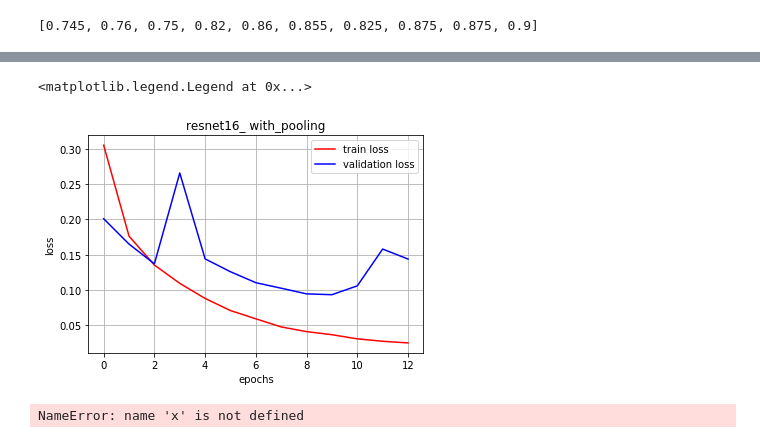
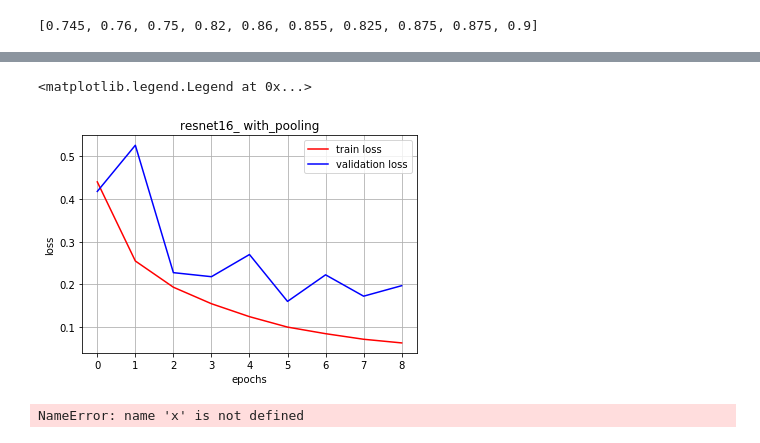
Before and after one commit to roberttoyonaga/HSTLens, a Jupyter notebook: HST_Lens_training_script_batchjob2.ipynb, the cells around one changed output, grey strips where cells are left out. Saved outputs shown, nothing was run; the diff lists cells and outputs as text; code cells hidden in the pictures.

```diff
--- a/HST_Lens_training_script_batchjob2.ipynb
+++ b/HST_Lens_training_script_batchjob2.ipynb
@@ -231,14 +217,14 @@ concat
 # %%
 import tensorflow
 import keras
-from HSTLens_resnet16_expsr import deeplens_classifier
+from HSTLens_resnet18 import deeplens_classifier
 
-my_model = deeplens_classifier(n_epochs=20)
+my_model = deeplens_classifier(n_epochs=20, batch_size=128)
 my_model._build()
 
-# my_model._fit(x_combined_shuf,y_combined_shuf)
+my_model._fit(x_combined_shuf,y_combined_shuf)
 
 #my_model.model.save("real_lenses_weights") # issue with json serializing
-# my_model.model.save_weights("combined_nonsubtracted_weights_resnet16_s_h2_60000")
-my_model._load("combined_nonsubtracted_weights_resnet16_h2_60000")
+my_model.model.save_weights("combined_nonsubtracted_weights_resnet17_h2_60000")
+# my_model.model.load_weights("weights/combined_nonsubtracted_weights_resnet17_h2_60000")
 # %% [output]
@@ -287,20 +270,20 @@ KeyboardInterrupt:
 # %%
 #my_model.model.history is a callback obj my_model.model.history is a dict
 train_loss = my_model.model.history.history['loss']
 val_loss = my_model.model.history.history['val_loss']
-xc = range(13)
+xc = range(9)
 
 plt.figure()
 plt.title('resnet16_ with_pooling')
 plt.xlabel('epochs');
 plt.ylabel('loss')
 plt.plot(xc, train_loss,'r-',label="train loss")
 plt.plot(xc, val_loss, 'b-',label="validation loss")
 plt.grid('on')
 plt.legend()
 # %% [output]
 <matplotlib.legend.Legend at 0x...>
-[figure, old version]
+[figure, new version]
 # %%
 start = time.time()
 predictions= my_model._predict(x[:1000],y[:1000])
```
Also changed, not shown: parts of 8 cells of this notebook, 21 other files.
